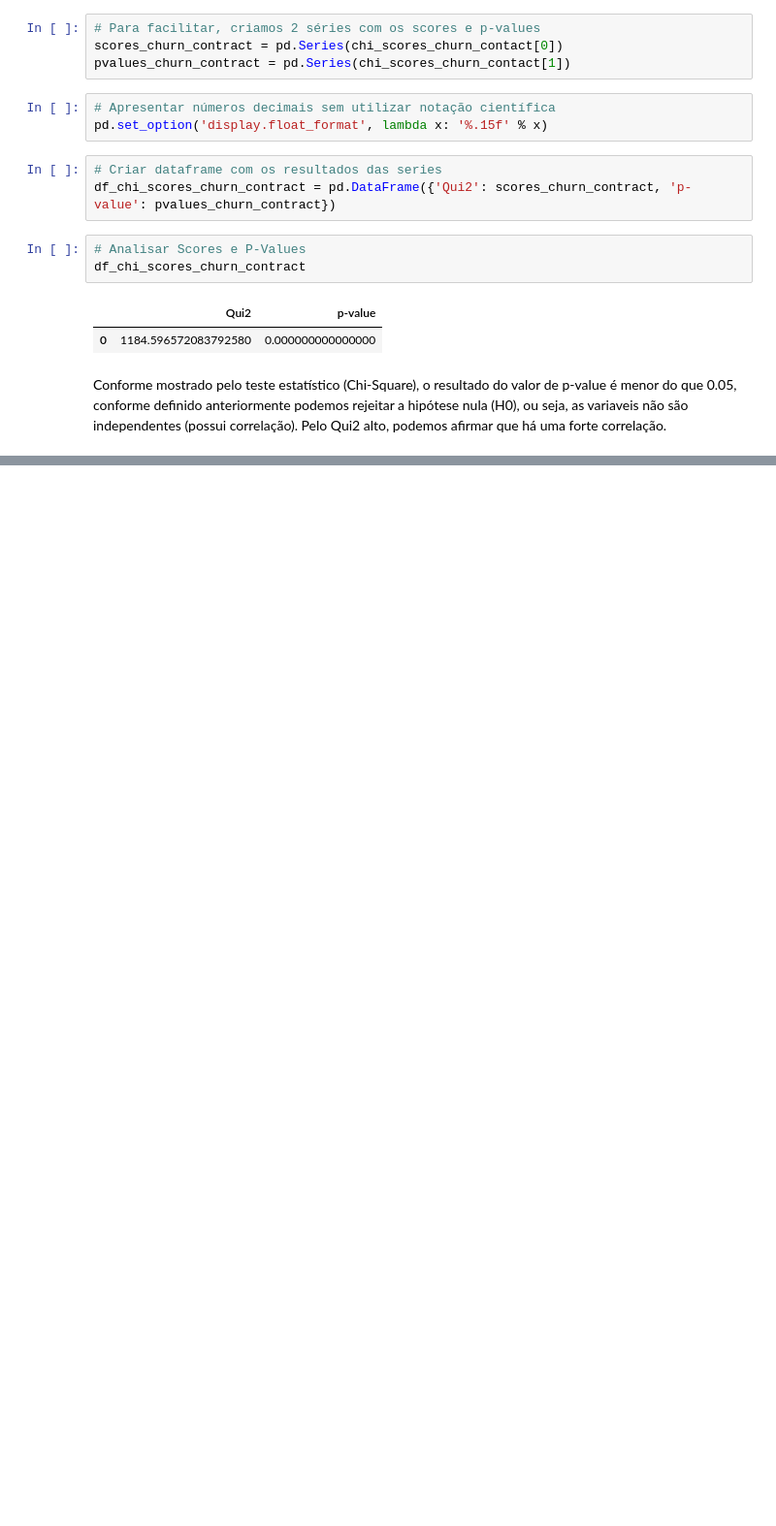
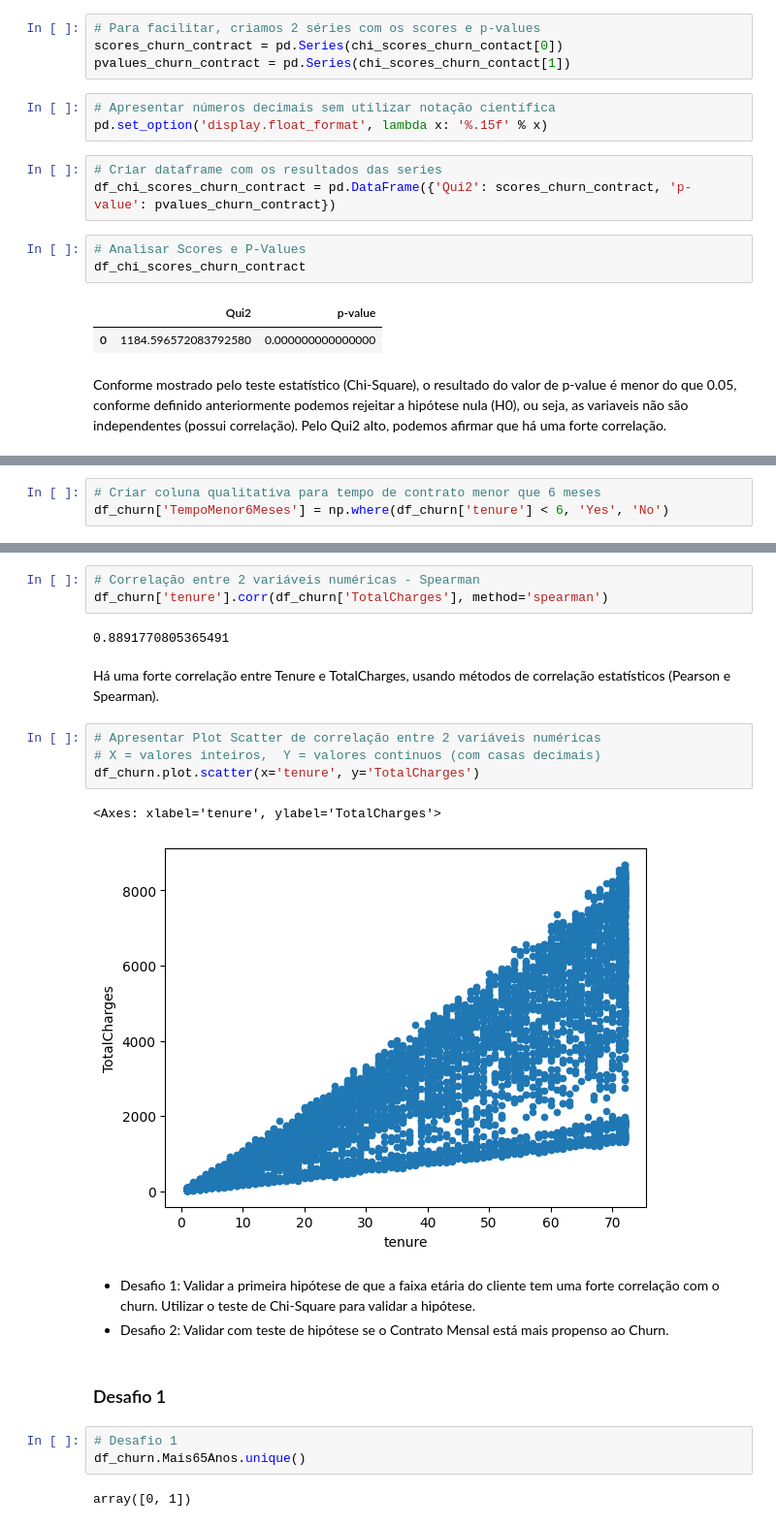
Before and after one commit to icrxz/rocketseat-ai-bootcamp, a Jupyter notebook: eda_telecom/eda_churn.ipynb, the cells around one changed output, grey strips where cells are left out. Shown at 97% size. Drawn from its saved outputs; the diff is of its cells as text; blank space fills up the shorter version.

```diff
--- a/eda_telecom/eda_churn.ipynb
+++ b/eda_telecom/eda_churn.ipynb
@@ -843,0 +849,3 @@ Conforme mostrado pelo teste estatístico (Chi-Square), o resultado do valor de
+# %%
+# Criar coluna qualitativa para tempo de contrato menor que 6 meses
+df_churn['TempoMenor6Meses'] = np.where(df_churn['tenure'] < 6, 'Yes', 'No')
@@ -843,0 +897,24 @@ Conforme mostrado pelo teste estatístico (Chi-Square), o resultado do valor de
+# %%
+# Correlação entre 2 variáveis numéricas - Spearman
+df_churn['tenure'].corr(df_churn['TotalCharges'], method='spearman')
+# %% [output]
+0.8891770805365491
+# %% [markdown]
+Há uma forte correlação entre Tenure e TotalCharges, usando métodos de correlação estatísticos (Pearson e Spearman).
+# %%
+# Apresentar Plot Scatter de correlação entre 2 variáveis numéricas
+# X = valores inteiros,  Y = valores continuos (com casas decimais)
+df_churn.plot.scatter(x='tenure', y='TotalCharges')
+# %% [output]
+<Axes: xlabel='tenure', ylabel='TotalCharges'>
+[figure, added]
+# %% [markdown]
+- Desafio 1: Validar a primeira hipótese de que a faixa etária do cliente tem uma forte correlação com o churn. Utilizar o teste de Chi-Square para validar a hipótese.
+- Desafio 2: Validar com teste de hipótese se o Contrato Mensal está mais propenso ao Churn.
+# %% [markdown]
+### Desafio 1
+# %%
+# Desafio 1
+df_churn.Mais65Anos.unique()
+# %% [output]
+array([0, 1])
```
Also changed, not shown: parts of 69 cells of this notebook, 14 other files.
